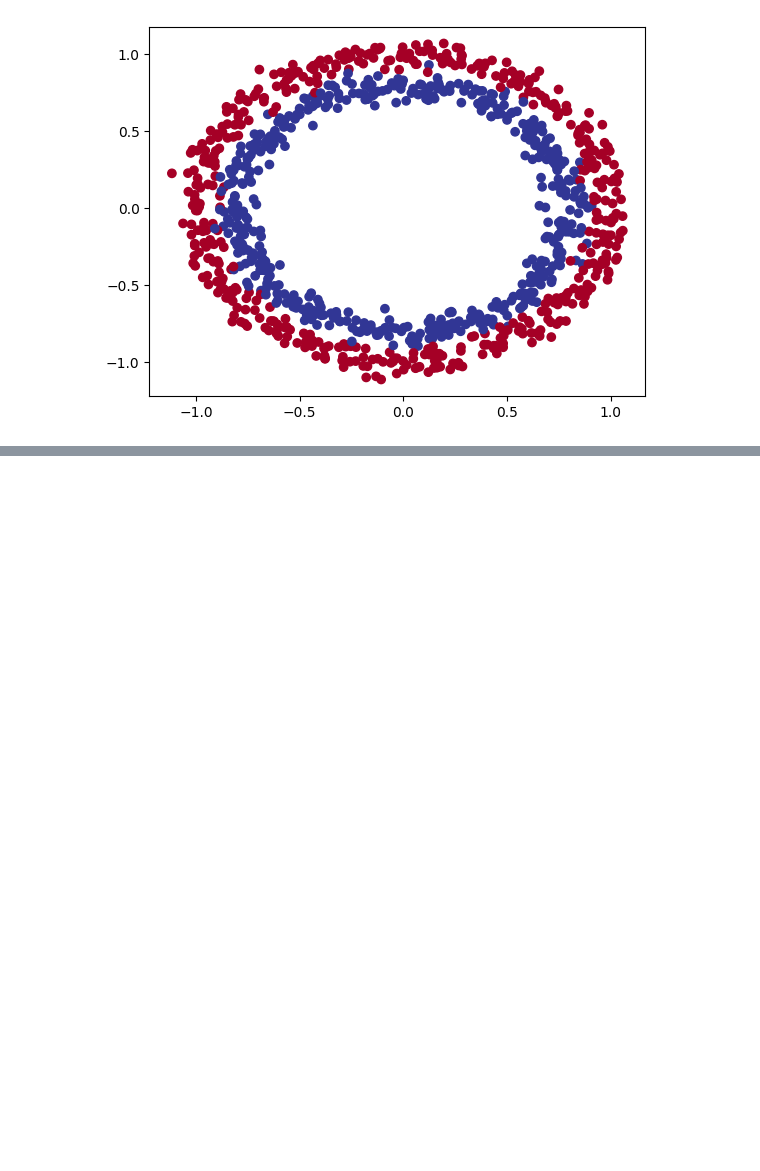
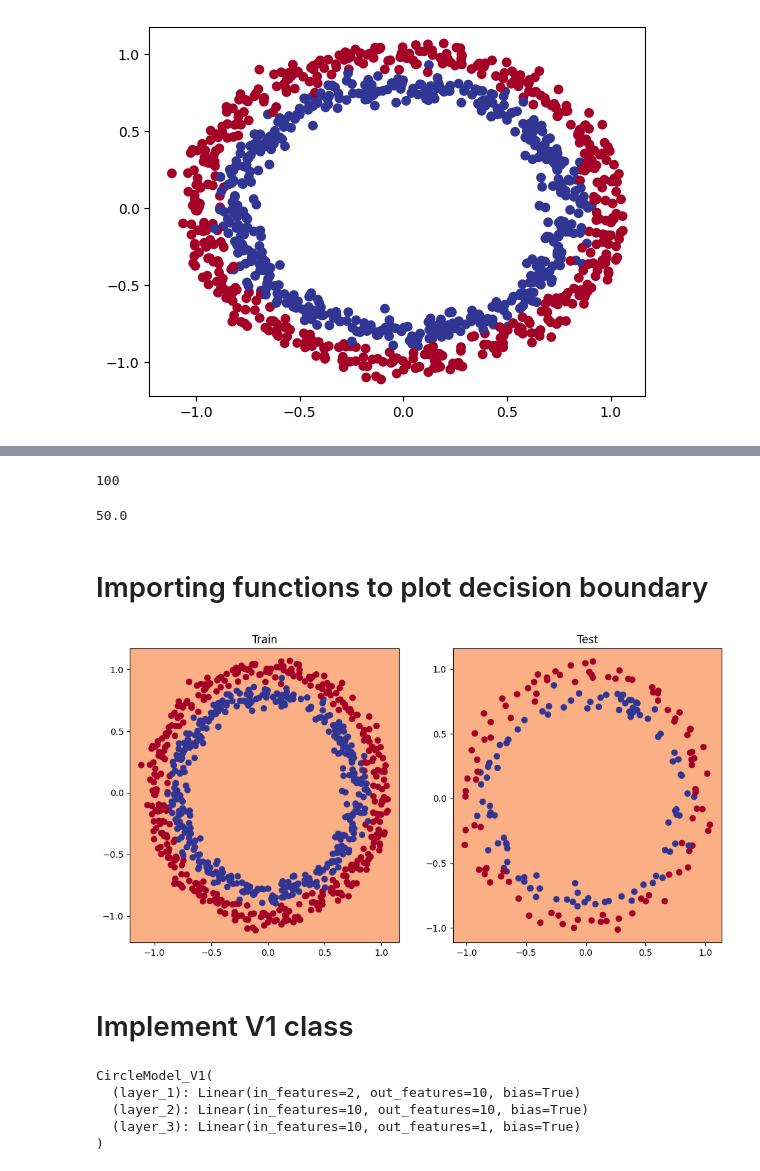
Before and after one commit to AnnaBozhenko/ML_course, a Jupyter notebook: 02_pyTorch_classification.ipynb, the cells around one changed output, grey strips where cells are left out. Saved outputs shown, nothing was run; the diff lists cells and outputs as text; code cells hidden in the pictures; blank space fills up the shorter version.

Commit message:
Implemented linear and non-linear circle colors prediction NNs

```diff
--- a/02_pyTorch_classification.ipynb
+++ b/02_pyTorch_classification.ipynb
@@ -35,0 +108,3 @@ torch.Size([200])
+# %%
+y_labels = torch.round(torch.sigmoid(model_0_v0(test_X.to(device))))[:5]
+y_labels
@@ -35,0 +127,13 @@ torch.Size([200])
+# %%
+n_epochs = 100
+epochs = []
+train_losses = []
+test_losses = []
+test_accuracies = []
+test_step = 10
+# %%
+epochs_start_n = 0
+epochs_end_n = epochs_start_n + n_epochs
+# %%
+train_X, train_y = train_X.to(device), train_y.to(device)
+test_X, test_y = test_X.to(device), test_y.to(device)
@@ -35,0 +193,10 @@ torch.Size([200])
+# %%
+len(epochs)
+# %% [output]
+100
+# %%
+accuracy(test_y.to(device), y_test_labels)
+# %% [output]
+50.0
+# %% [markdown]
+# Importing functions to plot decision boundary
@@ -35,0 +213,18 @@ torch.Size([200])
+# %%
+plt.figure(figsize=(12, 6))
+
+plt.subplot(1, 2, 1)
+plt.title("Train")
+plot_decision_boundary(model_0_v0,
+                       train_X,
+                       train_y)
+
+plt.subplot(1, 2, 2)
+plt.title("Test")
+plot_decision_boundary(model_0_v0,
+                       test_X,
+                       test_y)
+# %% [output]
+[figure, added]
+# %% [markdown]
+# Implement V1 class
@@ -35,0 +241,9 @@ torch.Size([200])
+# %%
+model_1 = CircleModel_V1().to(device)
+model_1
+# %% [output]
+CircleModel_V1(
+  (layer_1): Linear(in_features=2, out_features=10, bias=True)
+  (layer_2): Linear(in_features=10, out_features=10, bias=True)
+  (layer_3): Linear(in_features=10, out_features=1, bias=True)
+)
```
Also changed, not shown: parts of 49 cells of this notebook.
